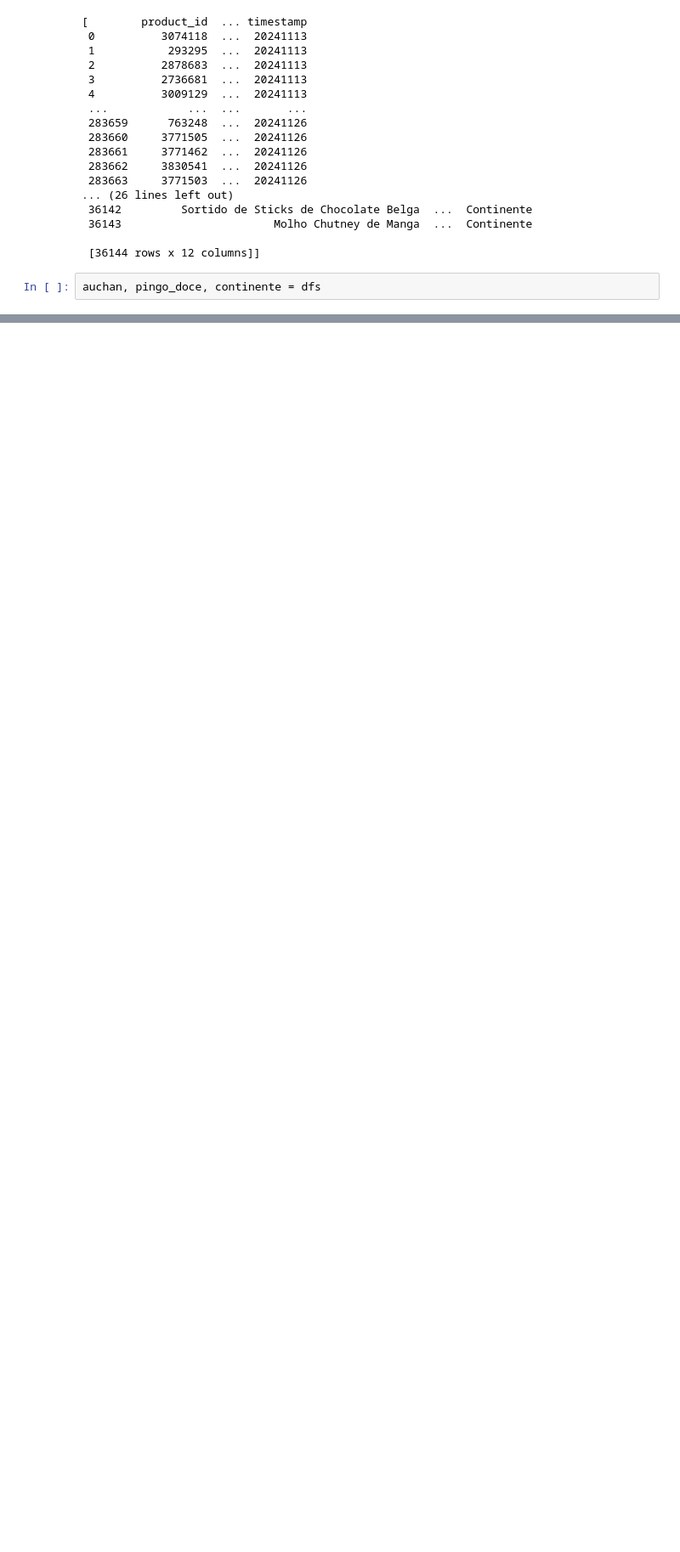
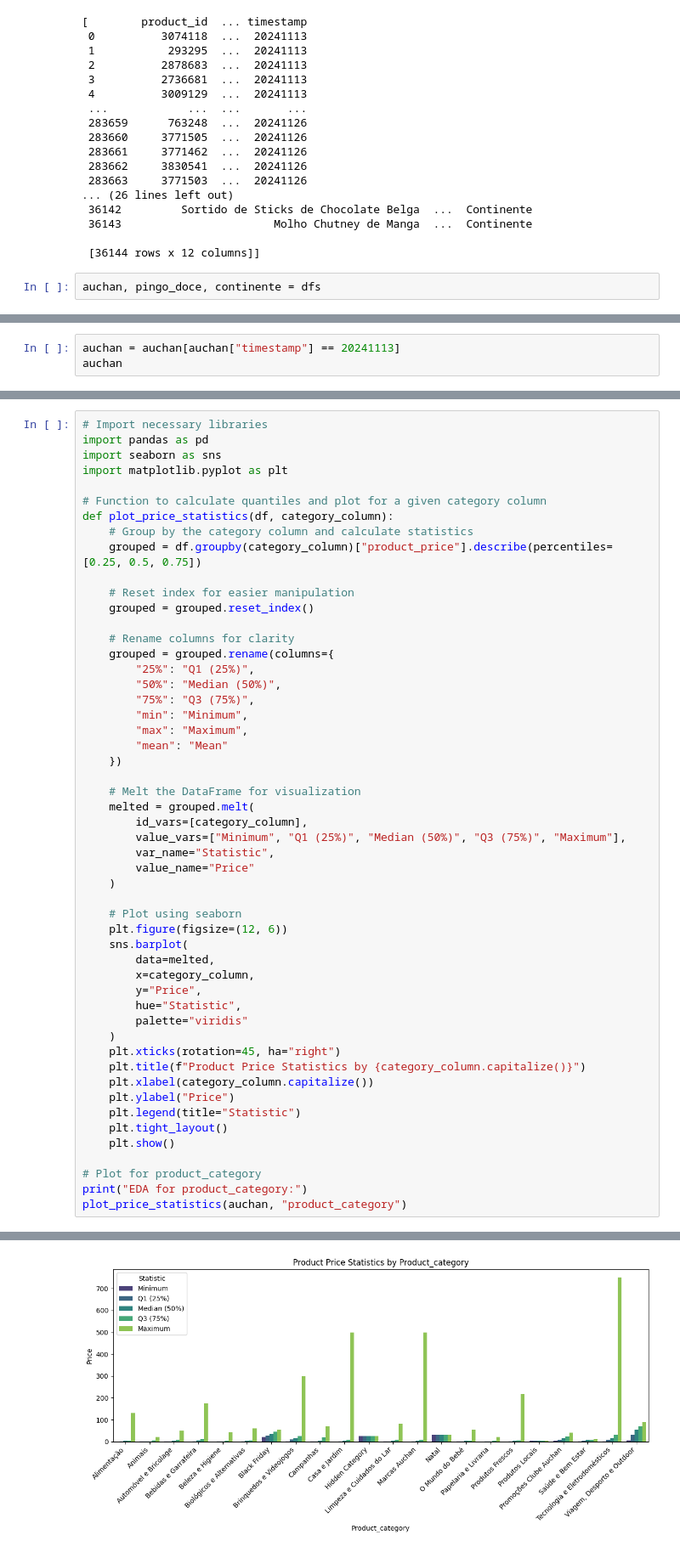
Before and after one commit to miguelsiloli/continente_price_tracking, a Jupyter notebook: dashboard/notebooks/EDA.ipynb, the cells around one changed output, grey strips where cells are left out. Shown at 85% size. Cells and saved outputs as stored; diff of their text form; blank space fills up the shorter version.

```diff
--- a/dashboard/notebooks/EDA.ipynb
+++ b/dashboard/notebooks/EDA.ipynb
@@ -132,0 +150,3 @@ auchan, pingo_doce, continente = dfs
+# %%
+auchan = auchan[auchan["timestamp"] == 20241113]
+auchan
@@ -132,0 +167,53 @@ auchan, pingo_doce, continente = dfs
+# %%
+# Import necessary libraries
+import pandas as pd
+import seaborn as sns
+import matplotlib.pyplot as plt
+
+# Function to calculate quantiles and plot for a given category column
+def plot_price_statistics(df, category_column):
+    # Group by the category column and calculate statistics
+    grouped = df.groupby(category_column)["product_price"].describe(percentiles=[0.25, 0.5, 0.75])
+
+    # Reset index for easier manipulation
+    grouped = grouped.reset_index()
+
+    # Rename columns for clarity
+    grouped = grouped.rename(columns={
+        "25%": "Q1 (25%)",
+        "50%": "Median (50%)",
+        "75%": "Q3 (75%)",
+        "min": "Minimum",
+        "max": "Maximum",
+        "mean": "Mean"
+    })
+
+    # Melt the DataFrame for visualization
+    melted = grouped.melt(
+        id_vars=[category_column],
+        value_vars=["Minimum", "Q1 (25%)", "Median (50%)", "Q3 (75%)", "Maximum"],
+        var_name="Statistic",
+        value_name="Price"
+    )
+
+    # Plot using seaborn
+    plt.figure(figsize=(12, 6))
+    sns.barplot(
+        data=melted,
+        x=category_column,
+        y="Price",
+        hue="Statistic",
+        palette="viridis"
+    )
+    plt.xticks(rotation=45, ha="right")
+    plt.title(f"Product Price Statistics by {category_column.capitalize()}")
+    plt.xlabel(category_column.capitalize())
+    plt.ylabel("Price")
+    plt.legend(title="Statistic")
+    plt.tight_layout()
+    plt.show()
+
+# Plot for product_category
+print("EDA for product_category:")
+plot_price_statistics(auchan, "product_category")
+# %% [output]
@@ -132,0 +221 @@ auchan, pingo_doce, continente = dfs
+[figure, added]
```
Also changed, not shown: parts of 10 cells of this notebook, 1 other file.
